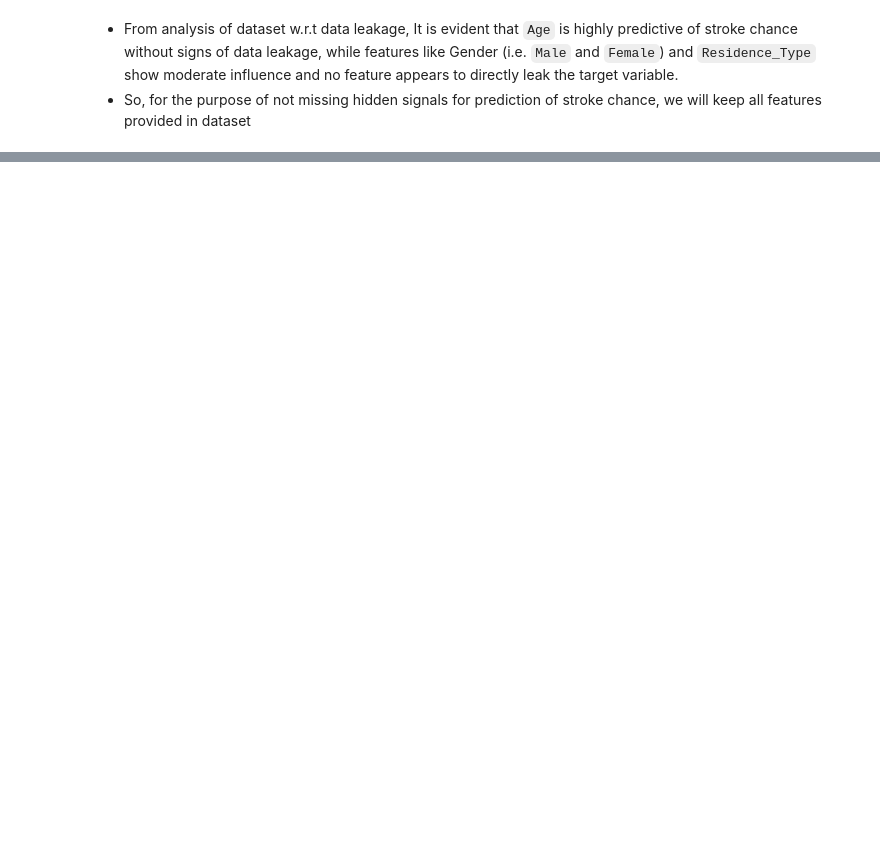
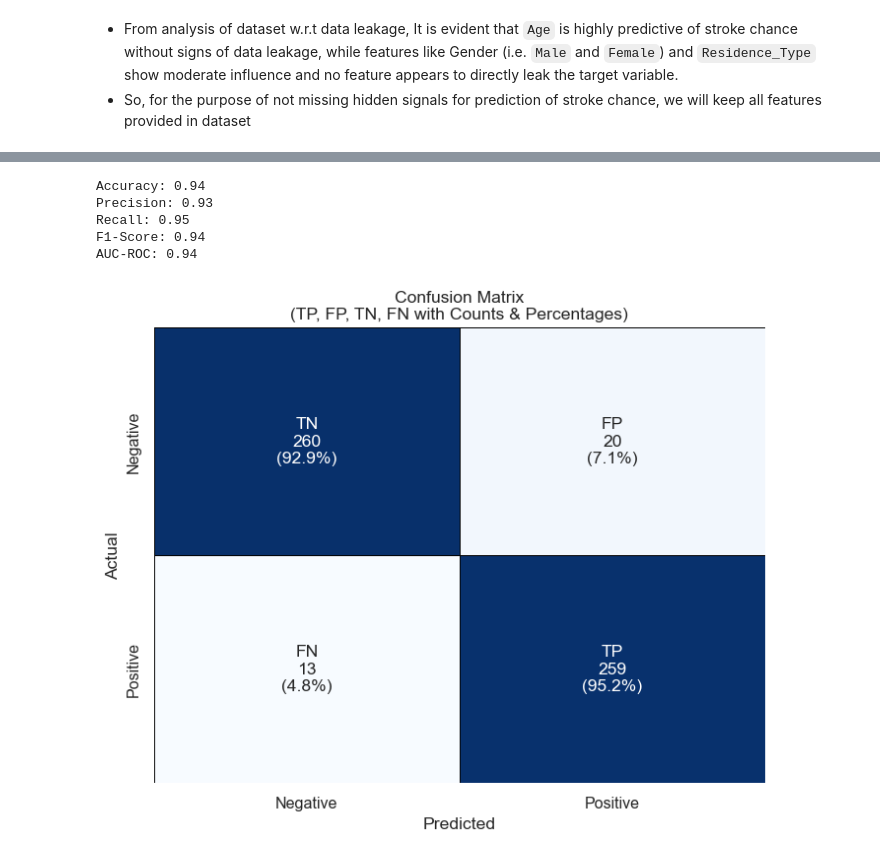
Before and after one commit to mirzahussnain/heart_stroke_prediction, a Jupyter notebook: code.ipynb, the cells around one changed output, grey strips where cells are left out. Cells and saved outputs as stored; diff of their text form; code cells hidden in the pictures; blank space fills up the shorter version.

Commit message:
Model Training and Evaluation along with other minor updates

```diff
--- a/code.ipynb
+++ b/code.ipynb
@@ -910,0 +976,18 @@ for col in categorical_features:
+# %%
+param_grid = {
+    'n_estimators': [100, 200, 300],
+    'max_depth': [10, 20, None],
+    'min_samples_split': [2, 5, 10],
+    'min_samples_leaf': [1, 2, 4],
+    'max_features': ['sqrt', 'log2', None]
+}
+
+grid_search = GridSearchCV(estimator=model, param_grid=param_grid,
+                           scoring='accuracy', cv=5, n_jobs=-1, verbose=2)
+
+grid_search.fit(x_train, y_train)
+
+print("Best Hyperparameters:", grid_search.best_params_)
+
+best_model = grid_search.best_estimator_
+y_pred_tuned = best_model.predict(x_test)
@@ -912,0 +1022,47 @@ for col in categorical_features:
+# %%
+# Metrics
+print(f"Accuracy: {accuracy_score(y_test, y_pred_tuned):.2f}")
+print(f"Precision: {precision_score(y_test, y_pred_tuned):.2f}")
+print(f"Recall: {recall_score(y_test, y_pred_tuned):.2f}")
+print(f"F1-Score: {f1_score(y_test, y_pred_tuned):.2f}")
+print(f"AUC-ROC: {roc_auc_score(y_test, y_pred_tuned):.2f}")
+
+
+
+cm = confusion_matrix(y_test, y_pred_tuned)
+total_samples = np.sum(cm)
+
+# Calculate percentages
+cm_percent = (cm / cm.sum(axis=1)[:, np.newaxis] )* 100  # Row-wise percentage
+
+class_names = ['No Stroke', 'Stroke']
+
+annot = np.empty_like(cm, dtype=object)
+annot[0, 0] = f"TN\n{cm[0,0]}\n({cm_percent[0,0]:.1f}%)"
+annot[0, 1] = f"FP\n{cm[0,1]}\n({cm_percent[0,1]:.1f}%)"
+annot[1, 0] = f"FN\n{cm[1,0]}\n({cm_percent[1,0]:.1f}%)"
+annot[1, 1] = f"TP\n{cm[1,1]}\n({cm_percent[1,1]:.1f}%)"
+
+# Plot
+plt.figure(figsize=(8, 6))
+sns.heatmap(cm,
+            annot=annot,
+            fmt='',  # Disable default annotation
+            cmap='Blues',
+            linewidths=0.5,
+            linecolor='black',
+            cbar=False,
+            xticklabels=['Negative', 'Positive'],
+            yticklabels=['Negative', 'Positive'])
+
+plt.xlabel('Predicted')
+plt.ylabel('Actual')
+plt.title('Confusion Matrix\n(TP, FP, TN, FN with Counts & Percentages)')
+plt.show()
+# %% [output]
+Accuracy: 0.94
+Precision: 0.93
+Recall: 0.95
+F1-Score: 0.94
+AUC-ROC: 0.94
+[figure, added]
```
Also changed, not shown: parts of 17 cells of this notebook.
